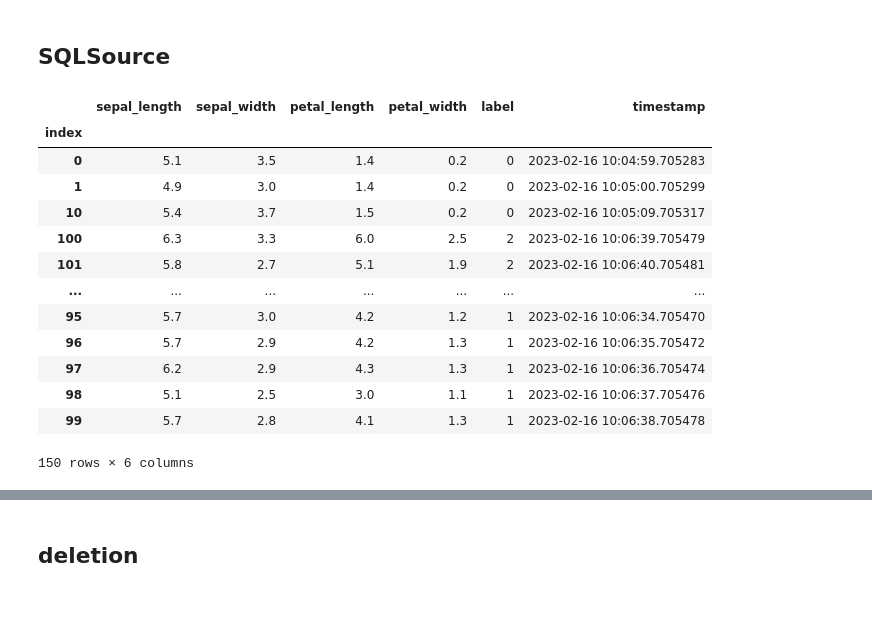
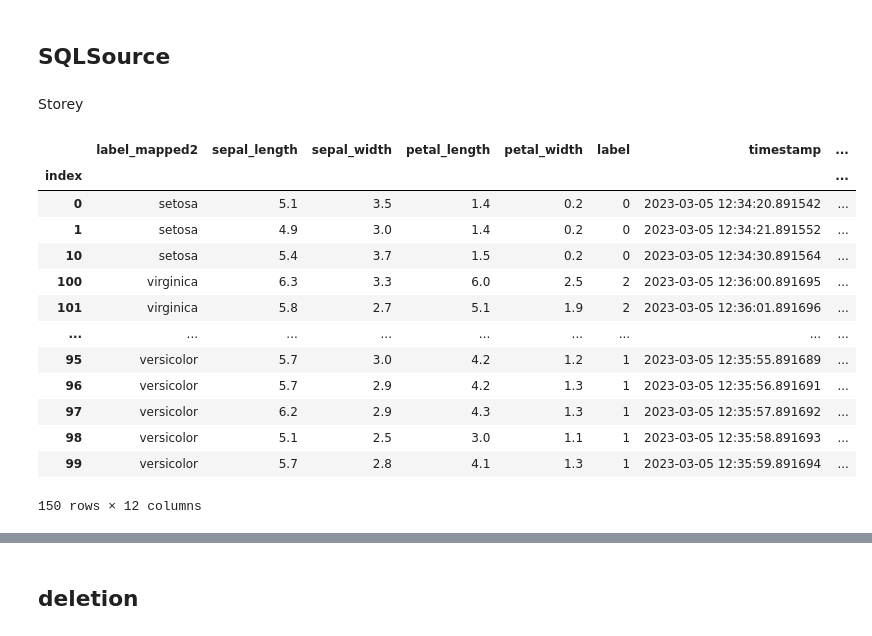
Before and after one commit to xsqian/test-notebooks, a Jupyter notebook: test-mysql/01_storey_mysql.ipynb, the cells around one changed output, grey strips where cells are left out. Cells and saved outputs as stored; diff of their text form; code cells hidden in the pictures; blank space fills up the shorter version.

Commit message:
[test-mysql] steps & online fv

```diff
--- a/test-mysql/01_storey_mysql.ipynb
+++ b/test-mysql/01_storey_mysql.ipynb
@@ -57,8 +73,18 @@ sql_target = SQLTarget(db_url=MYSQL_DB_URL,
                        create_table=True)
 # %%
 import mlrun.feature_store as fstore
+from mlrun.feature_store.steps import DateExtractor, MapValues
+
+iris_label_dict = {i: label for i,label in enumerate(load_iris(as_frame=True).target_names)}
 
 # Define the transactions FeatureSet
 iris_set = fstore.FeatureSet("iris",
                              entities=[fstore.Entity("index")], timestamp_key="timestamp",
-                             description="transactions feature set")
+                             description="transactions feature set",
+                             engine='storey')
+
+iris_set.graph\
+    .to(DateExtractor(parts = ['hour', 'day_of_week'], timestamp_col = 'timestamp'))\
+    .to(MapValues(mapping={'label': iris_label_dict}, with_original_features=True))
+
+iris_set.plot(rankdir="LR")
@@ -82,5 +151,7 @@ fstore.ingest(iris_set, df, targets=[sql_target])
 # %% [markdown]
 ## SQLSource
+# %% [markdown]
+Storey
 # %%
 from mlrun.datastore.sources import SQLSource
 
@@ -88,21 +159,29 @@ sql_source = SQLSource(table_name='iris',
                        db_url=MYSQL_DB_URL,
                        key_field='index')
 # %%
-feature_set = fstore.FeatureSet("iris2", entities=[fstore.Entity('index')])
+feature_set = fstore.FeatureSet("iris3", entities=[fstore.Entity('index')], engine='storey')
+
+feature_set.graph\
+    .to(DateExtractor(parts = ['month', 'year'], timestamp_col = 'timestamp'))\
+    .to(MapValues(mapping={'label': iris_label_dict}, with_original_features=True, suffix='mapped2'))
+
+feature_set.plot(rankdir="LR")
+
+
 feature_set.set_targets(['parquet'], with_defaults=False)
 fstore.ingest(feature_set, source=sql_source)
 # %% [output]
-|  | sepal_length | sepal_width | petal_length | petal_width | label | timestamp |
-| index |  |  |  |  |  |  |
-| 0 | 5.1 | 3.5 | 1.4 | 0.2 | 0 | 2023-02-16 10:04:59.705283 |
-| 1 | 4.9 | 3.0 | 1.4 | 0.2 | 0 | 2023-02-16 10:05:00.705299 |
-| 10 | 5.4 | 3.7 | 1.5 | 0.2 | 0 | 2023-02-16 10:05:09.705317 |
-| 100 | 6.3 | 3.3 | 6.0 | 2.5 | 2 | 2023-02-16 10:06:39.705479 |
-| 101 | 5.8 | 2.7 | 5.1 | 1.9 | 2 | 2023-02-16 10:06:40.705481 |
-| ... | ... | ... | ... | ... | ... | ... |
-| 95 | 5.7 | 3.0 | 4.2 | 1.2 | 1 | 2023-02-16 10:06:34.705470 |
-| 96 | 5.7 | 2.9 | 4.2 | 1.3 | 1 | 2023-02-16 10:06:35.705472 |
-| 97 | 6.2 | 2.9 | 4.3 | 1.3 | 1 | 2023-02-16 10:06:36.705474 |
-| 98 | 5.1 | 2.5 | 3.0 | 1.1 | 1 | 2023-02-16 10:06:37.705476 |
-| 99 | 5.7 | 2.8 | 4.1 | 1.3 | 1 | 2023-02-16 10:06:38.705478 |
+|  | label_mapped2 | sepal_length | sepal_width | petal_length | petal_width | label | timestamp | ... |
+| index |  |  |  |  |  |  |  | ... |
+| 0 | setosa | 5.1 | 3.5 | 1.4 | 0.2 | 0 | 2023-03-05 12:34:20.891542 | ... |
+| 1 | setosa | 4.9 | 3.0 | 1.4 | 0.2 | 0 | 2023-03-05 12:34:21.891552 | ... |
+| 10 | setosa | 5.4 | 3.7 | 1.5 | 0.2 | 0 | 2023-03-05 12:34:30.891564 | ... |
+| 100 | virginica | 6.3 | 3.3 | 6.0 | 2.5 | 2 | 2023-03-05 12:36:00.891695 | ... |
+| 101 | virginica | 5.8 | 2.7 | 5.1 | 1.9 | 2 | 2023-03-05 12:36:01.891696 | ... |
+| ... | ... | ... | ... | ... | ... | ... | ... | ... |
+| 95 | versicolor | 5.7 | 3.0 | 4.2 | 1.2 | 1 | 2023-03-05 12:35:55.891689 | ... |
+| 96 | versicolor | 5.7 | 2.9 | 4.2 | 1.3 | 1 | 2023-03-05 12:35:56.891691 | ... |
+| 97 | versicolor | 6.2 | 2.9 | 4.3 | 1.3 | 1 | 2023-03-05 12:35:57.891692 | ... |
+| 98 | versicolor | 5.1 | 2.5 | 3.0 | 1.1 | 1 | 2023-03-05 12:35:58.891693 | ... |
+| 99 | versicolor | 5.7 | 2.8 | 4.1 | 1.3 | 1 | 2023-03-05 12:35:59.891694 | ... |
-150 rows × 6 columns
+150 rows × 12 columns
```
Also changed, not shown: parts of 18 cells of this notebook.
